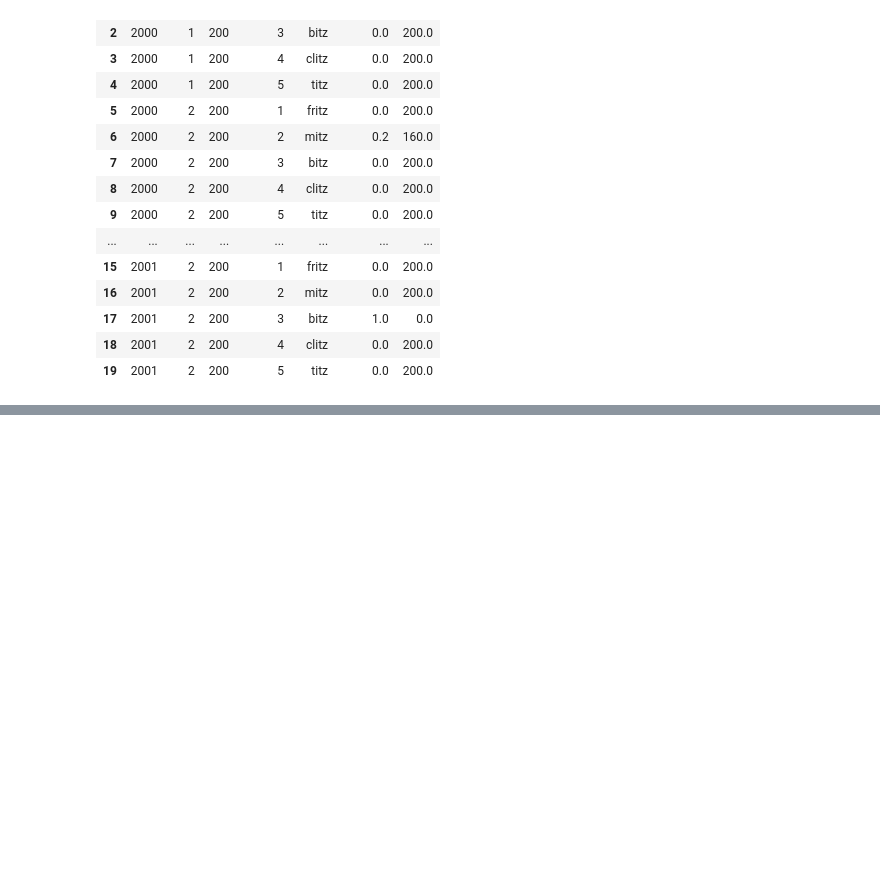
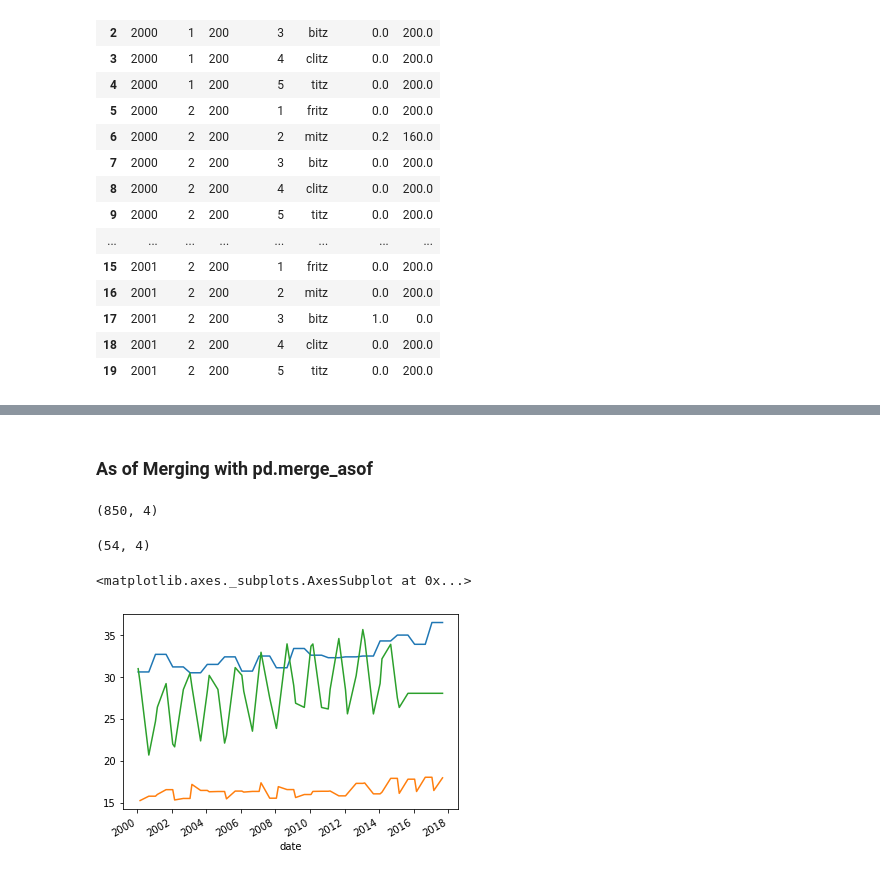
Before and after one commit to dilzio/ds_training, a Jupyter notebook: data_manipulation_in_python/section-6/Section 6 - Merging.ipynb, the cells around one changed output, grey strips where cells are left out. Drawn from its saved outputs; the diff is of its cells as text; code cells hidden in the pictures; blank space fills up the shorter version.

```diff
--- a/data_manipulation_in_python/section-6/Section 6 - Merging.ipynb
+++ b/data_manipulation_in_python/section-6/Section 6 - Merging.ipynb
@@ -579,0 +673,34 @@ all_fees
+# %% [markdown]
+### As of Merging with pd.merge_asof
+# %%
+'''
+Adding the Brisbane data will result in a ton of filled in
+rows since the sample reate is so much higher
+'''
+df_both = pd.merge_ordered(df_aus, df_usa, on="date",
+                 suffixes=("_aus", "_usa"),
+                 fill_method="ffill")
+
+df_all =  pd.merge_ordered(df_both, df_bris, on="date",
+                 fill_method="ffill")
+df_all.shape  #850 rows
+# %% [output]
+(850, 4)
+# %%
+'''
+use the merge_asof() function to sample a brisbane time
+around the existing dates
+
+matches partial data
+
+'''
+df_all = pd.merge_asof(df_both, df_bris, on="date").rename(columns={"temperature": "temp_bris"})
+df_all.shape #only 54 columns
+# %% [output]
+(54, 4)
+# %%
+df_all.plot("date", ["temperature_aus", "temperature_usa", "temp_bris"],
+           legend=False)
+# %% [output]
+<matplotlib.axes._subplots.AxesSubplot at 0x...>
+[figure, added]
```
Also changed, not shown: parts of 6 cells of this notebook, 28 other files.
